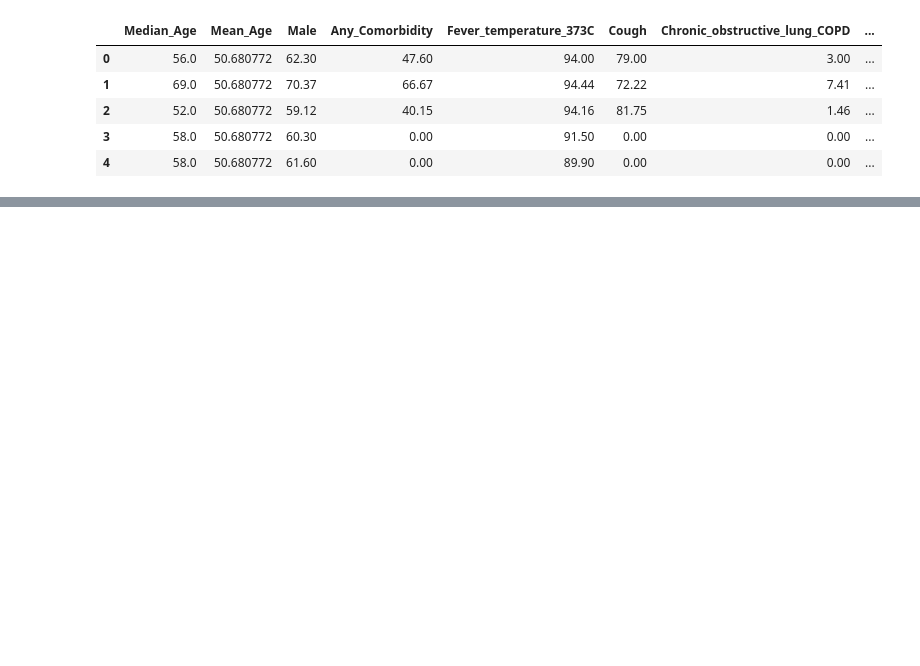
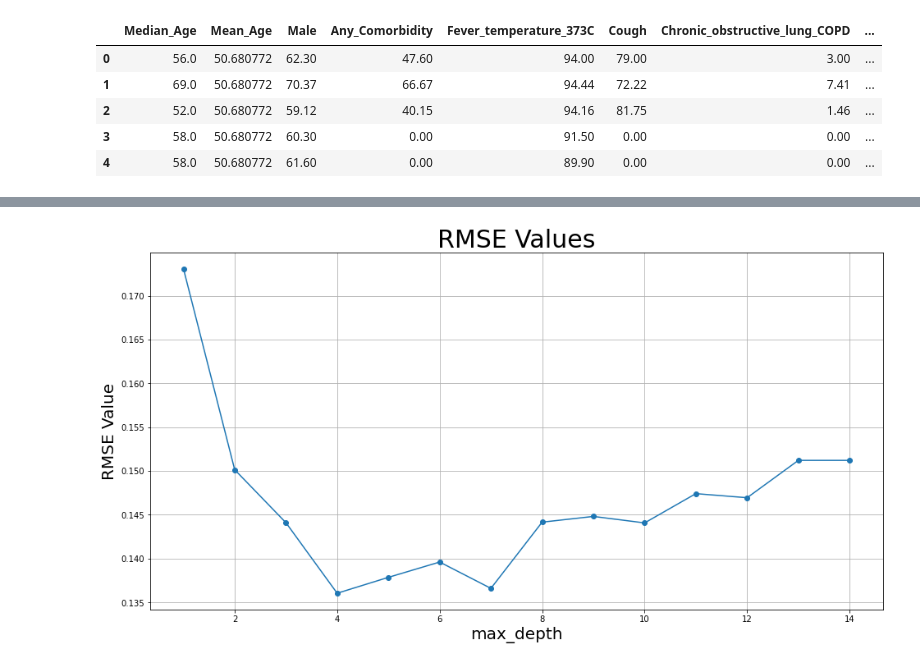
Before and after one commit to Natsuki0928/senior_project, a Jupyter notebook: lightGBM_covid19.ipynb, the cells around one changed output, grey strips where cells are left out. Saved outputs shown, nothing was run; the diff lists cells and outputs as text; code cells hidden in the pictures; blank space fills up the shorter version.

```diff
--- a/lightGBM_covid19.ipynb
+++ b/lightGBM_covid19.ipynb
@@ -133,0 +148,22 @@ lgb.plot_importance(gbm, height=0.5, figsize=(8,8))
+# %%
+RMSE_list = []
+count = []
+for i in range(1, 15):
+    params = {'boosting_type': 'gbdt',
+          'objective': 'regression',
+          'metric': 'rmse',
+          'max_depth' : i}
+
+    gbm = lgb.train(params,
+                lgb_train,
+                num_boost_round=10000,
+                valid_sets=lgb_eval,
+                early_stopping_rounds=100,
+                verbose_eval=50)
+
+    predicted = gbm.predict(X_test)
+    pred_df = pd.concat([y_test.reset_index(drop=True), pd.Series(predicted)], axis=1)
+    pred_df.columns = ['true', 'pred']
+    RMSE = np.sqrt(mean_squared_error(pred_df['true'], pred_df['pred']))
+    RMSE_list.append(RMSE)
+    count.append(i)
@@ -133,0 +188,9 @@ lgb.plot_importance(gbm, height=0.5, figsize=(8,8))
+# %%
+plt.figure(figsize=(16,8))
+plt.plot(count, RMSE_list, marker="o")
+plt.title("RMSE Values", fontsize=30)
+plt.xlabel("max_depth", fontsize=20)
+plt.ylabel("RMSE Value", fontsize=20)
+plt.grid(True)
+# %% [output]
+[figure, added]
```
Also changed, not shown: parts of 11 cells of this notebook, 1 other file.
